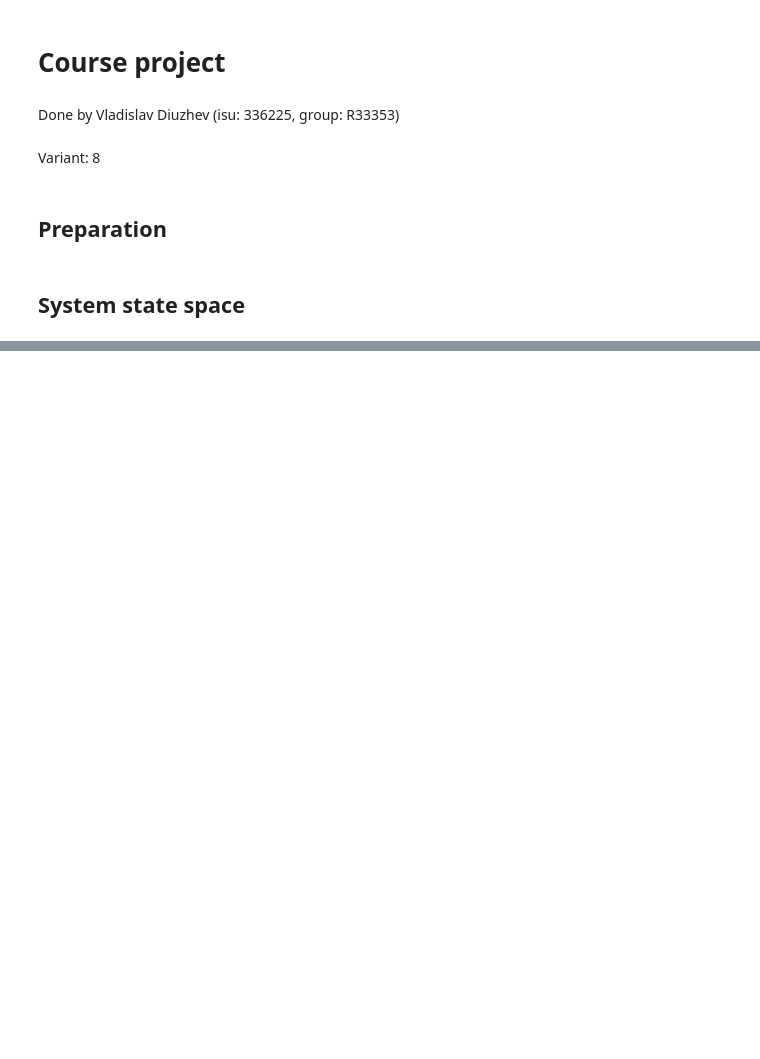
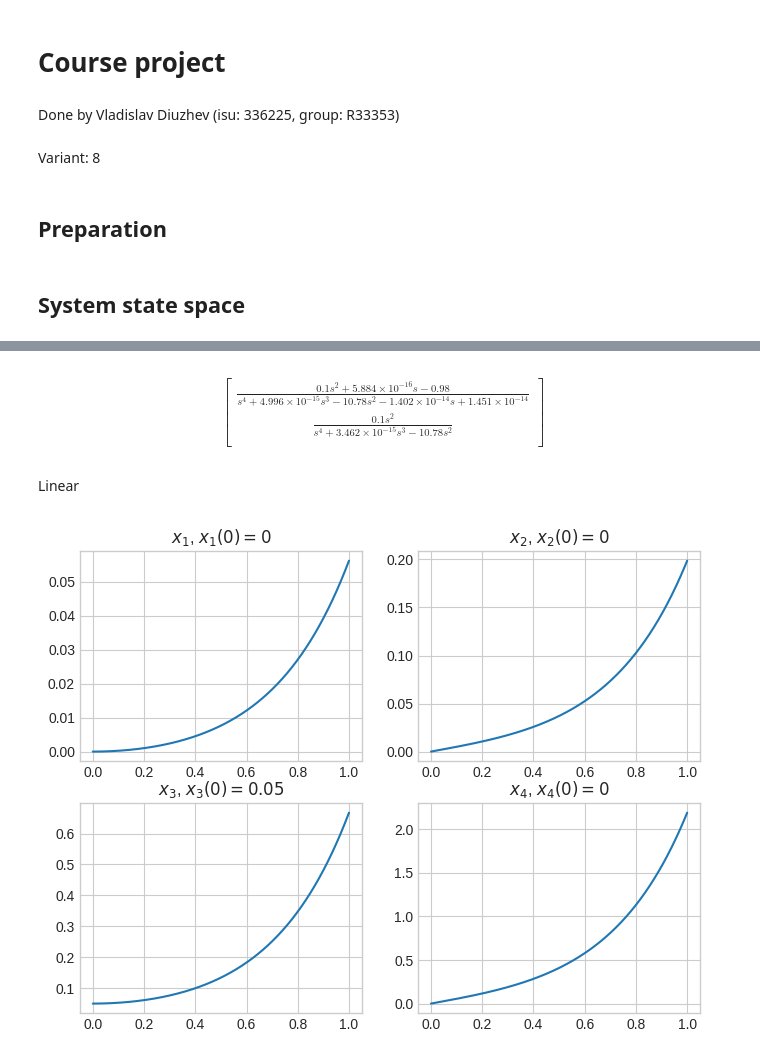
Before and after one commit to diuzhevVlad/control-theory-itmo-2023-2024, a Jupyter notebook: Course project/Course.ipynb, the cells around one changed output, grey strips where cells are left out. Drawn from its saved outputs; the diff is of its cells as text; code cells hidden in the pictures; blank space fills up the shorter version.

```diff
--- a/Course project/Course.ipynb
+++ b/Course project/Course.ipynb
@@ -52,0 +104,6 @@ C = np.array([
+# %%
+sys_for_an = ctrl.ss(A, B, C ,np.zeros((2,1)))
+sys_for_an_tf = ctrl.ss2tf(sys_for_an)
+sys_for_an_tf
+# %% [output]
+$$\begin{bmatrix}\frac{0.1 s^2 + 5.884 \times 10^{-16} s - 0.98}{s^4 + 4.996 \times 10^{-15} s^3 - 10.78 s^2 - 1.402 \times 10^{-14} s + 1.451 \times 10^{-14}}\\\frac{0.1 s^2}{s^4 + 3.462 \times 10^{-15} s^3 - 10.78 s^2}\\ \end{bmatrix}$$
@@ -52,0 +125,12 @@ C = np.array([
+# %% [markdown]
+Linear
+# %%
+x0 = [0,0,0.05,0]
+time_1 = np.linspace(0,1,int(1/0.001))
+out_lin = ctrl.initial_response(sys_for_an,T=time_1,X0=x0)
+fig, ax = plt.subplots(2, 2, figsize=(8,6))
+for i in range(4):
+    ax[i//2, i%2].set_title(f"$x_{i+1}$, $x_{i+1}(0) = {x0[i]}$")
+    ax[i//2, i%2].plot(time_1,out_lin.states[i])
+# %% [output]
+[figure, added]
```
Also changed, not shown: parts of 26 cells of this notebook, 14 other files.
